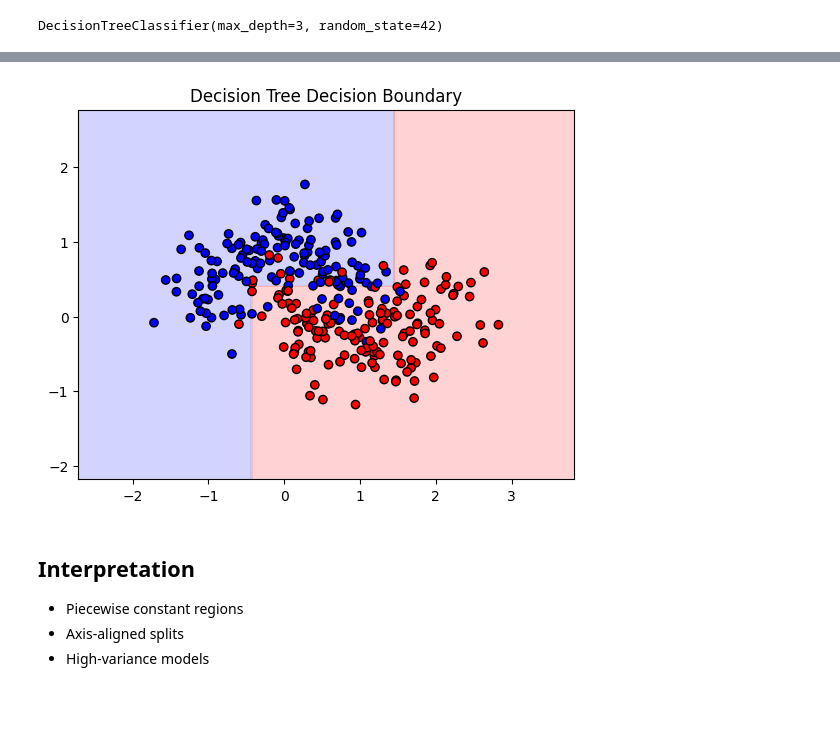
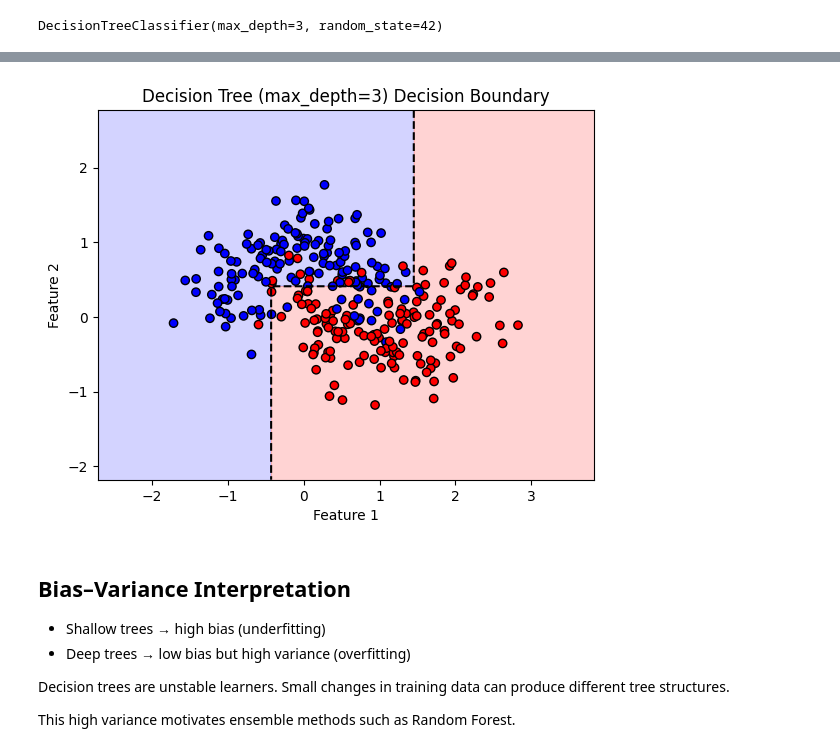
Before and after one commit to architsh007/hands-on-ml-geron, a Jupyter notebook: 06_decision_trees/notebooks/01_classification_decision_tree.ipynb, the cells around one changed output, grey strips where cells are left out. Drawn from its saved outputs; the diff is of its cells as text; code cells hidden in the pictures; blank space fills up the shorter version.

```diff
--- a/06_decision_trees/notebooks/01_classification_decision_tree.ipynb
+++ b/06_decision_trees/notebooks/01_classification_decision_tree.ipynb
@@ -51,5 +103,5 @@ plt.show()
 # %%
-def plot_decision_boundary(model, X, y, ax=None, title="Decision Boundary"):
+def plot_decision_boundary(model, X, y, ax=None, title="Decision Boundary", xlabel="Feature 1", y_label="Feature 2"):
     if ax is None:
         fig, ax = plt.subplots()
 
@@ -63,18 +115,27 @@ def plot_decision_boundary(model, X, y, ax=None, title="Decision Boundary"):
     y_pred = y_pred.reshape(x0.shape)
 
     ax.contourf(x0, x1, y_pred, alpha=0.2, cmap="bwr")
+    ax.contour(x0, x1, y_pred, levels=[0.5], colors="k", linestyles="--")
     ax.scatter(X[:, 0], X[:, 1], c=y, edgecolor="k", cmap="bwr")
+    ax.set_xlabel(xlabel)
+    ax.set_ylabel(y_label)
     ax.set_title(title)
     return ax
 # %%
 fig, ax = plt.subplots()
-plot_decision_boundary(tree, X, y, ax=ax, title="Decision Tree Decision Boundary")
+plot_decision_boundary(tree, X, y, ax=ax, title="Decision Tree (max_depth=3) Decision Boundary")
 plt.show()
 # %% [output]
-[figure, old version]
+[figure, new version]
 # %% [markdown]
-## Interpretation
+## Bias–Variance Interpretation
 
-* Piecewise constant regions
-* Axis-aligned splits
-* High-variance models
+- Shallow trees → high bias (underfitting)
+- Deep trees → low bias but high variance (overfitting)
+
+Decision trees are unstable learners.
+Small changes in training data can produce
+different tree structures.
+
+This high variance motivates ensemble methods
+such as Random Forest.
```
Also changed, not shown: parts of 9 cells of this notebook, 6 other files.
